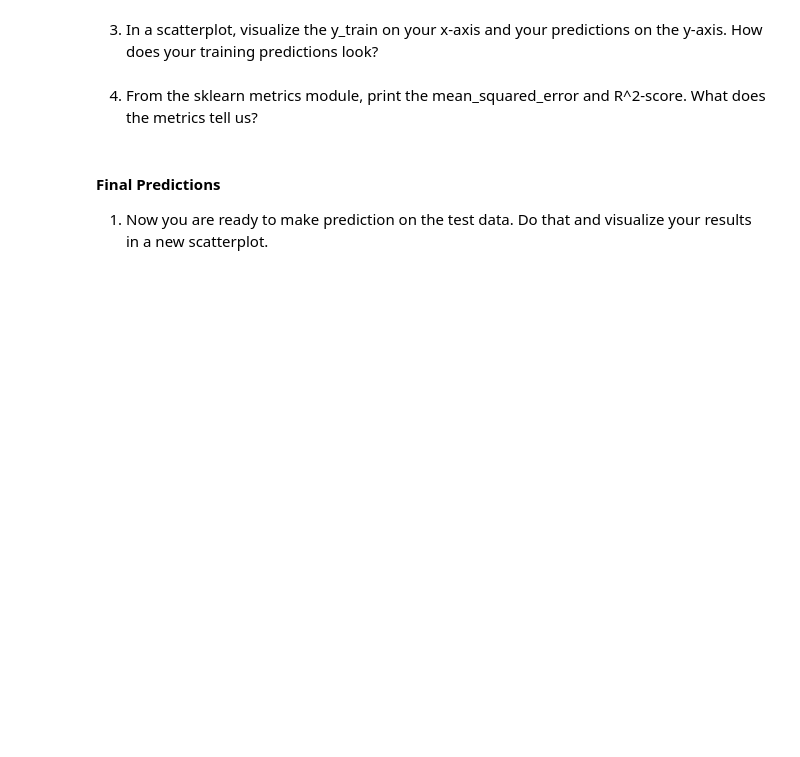
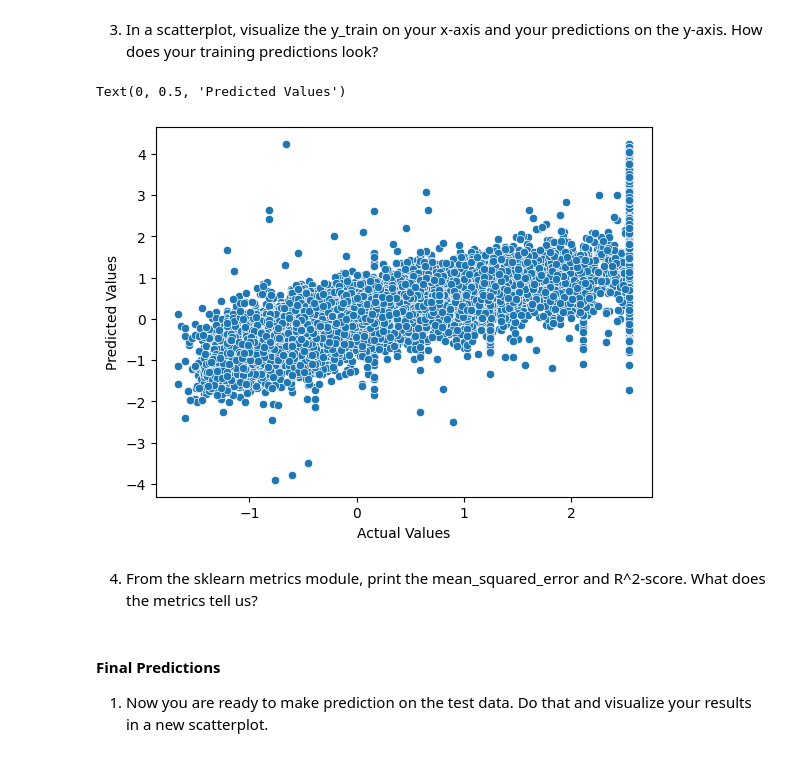
Before and after one commit to chandlershortlidge/lab-ml-and-linear-regression, a Jupyter notebook: your-code/main.ipynb, the cells around one changed output. Cells and saved outputs as stored; diff of their text form; code cells hidden in the pictures; blank space fills up the shorter version.

```diff
--- a/your-code/main.ipynb
+++ b/your-code/main.ipynb
@@ -428,4 +474,33 @@ X
+# %%
+X_train, X_test, y_train, y_test = train_test_split(X, y, test_size=.2)
 # %% [markdown]
 #### Building and Training our Model
 
 2. Build, fit and train a `LinearRegression` model.
+# %%
+# Create the Linear Regression estimator
+lm = LinearRegression()
+
+# Perform the fitting
+lm.fit(X_train, y_train)
+
+# Predictions
+y_pred = lm.predict(X_test)
+predictions = lm.predict(X_test)
+print("predicted values:", predictions)
+
+# Print coefs
+print("intercept:", lm.intercept_, "coeficent:", lm.coef_)
+
+# R² score
+r2 = lm.score(X_test, y_test)
+
+# Errors
+mse = mean_squared_error(y_test, y_pred)
+rmse = mse**0.5
+mae = mean_absolute_error(y_test, y_pred)
+
+print("R²:", r2)
+print("MSE:", mse)
+print("RMSE:", rmse)
+print("MAE:", mae)
@@ -432,5 +517,13 @@ X
 # %% [markdown]
 3. In a scatterplot, visualize the y_train on your x-axis and your predictions on the y-axis. How does your training predictions look?
+# %%
+y_train_pred = lm.predict(X_train)
+sns.scatterplot(x=y_train, y=y_train_pred)
+plt.xlabel("Actual Values")
+plt.ylabel("Predicted Values")
+# %% [output]
+Text(0, 0.5, 'Predicted Values')
+[figure, added]
 # %% [markdown]
 4. From the sklearn metrics module, print the mean_squared_error and R^2-score. What does the metrics tell us?
 # %%
```
Also changed, not shown: parts of 10 cells of this notebook.
